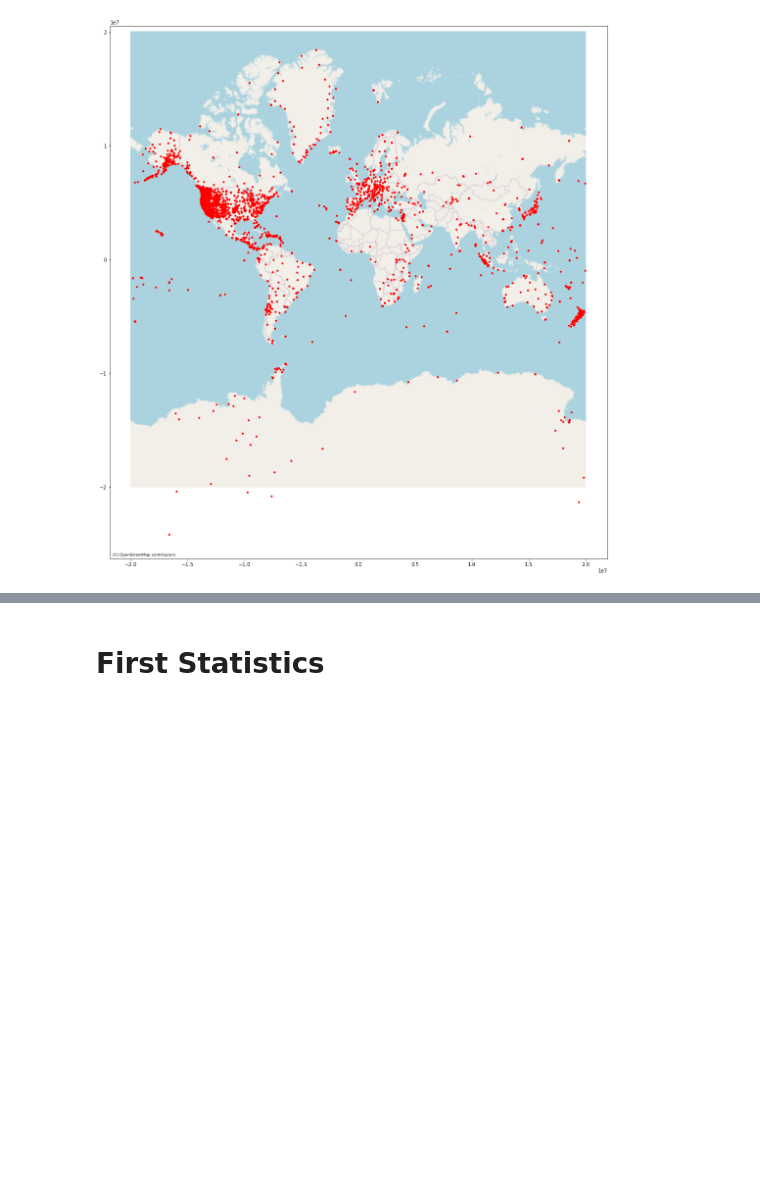
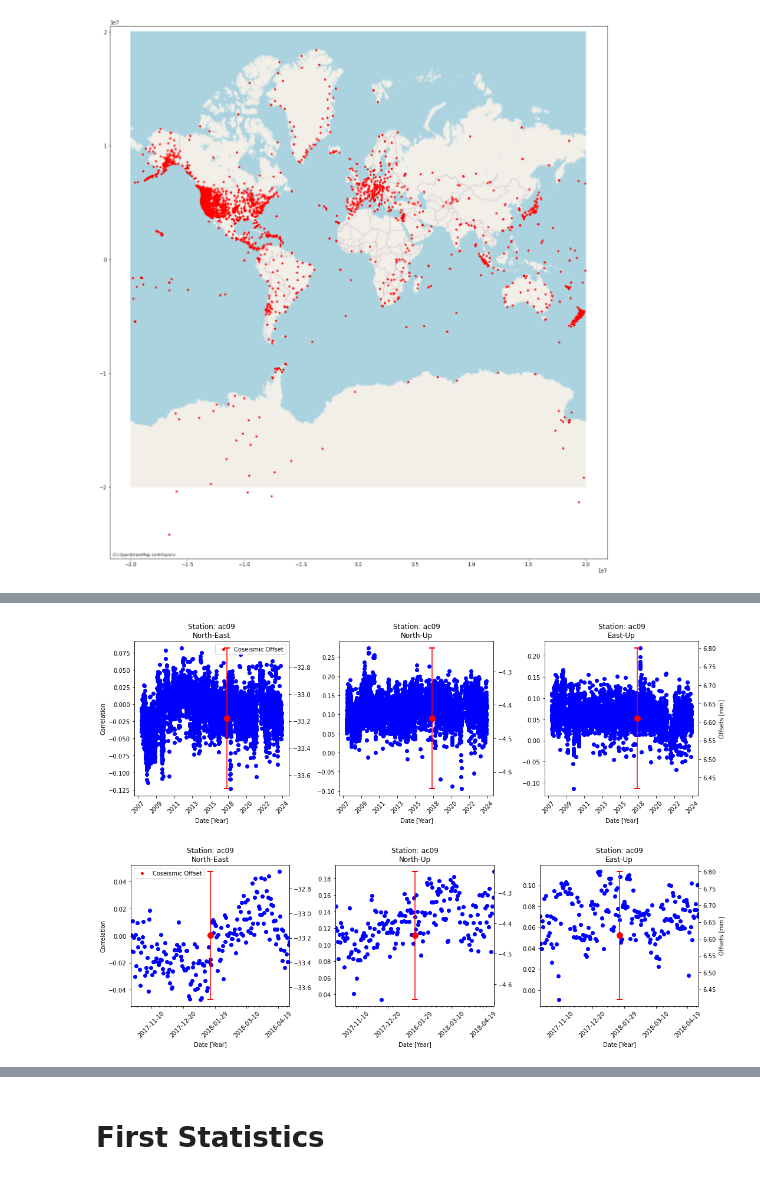
Before and after one commit to nteutschm/Project_Earthquake_Detection, a Jupyter notebook: load_data.ipynb, the cells around one changed output, grey strips where cells are left out. Cells and saved outputs as stored; diff of their text form; code cells hidden in the pictures; blank space fills up the shorter version.

```diff
--- a/load_data.ipynb
+++ b/load_data.ipynb
@@ -295,0 +300,6 @@ plot_stations(dfs)
+# %%
+plot_time_series(df, ['CorrNE', 'CorrNU', 'CorrEU'], titles=['North-East', 'North-Up', 'East-Up'], ylabel='Correlation', xlabel='Date [Year]', second_ylabel='Offsets [mm]', plot_decays=False)
+plot_time_series(df, ['CorrNE', 'CorrNU', 'CorrEU'], titles=['North-East', 'North-Up', 'East-Up'], ylabel='Correlation', xlabel='Date [Year]', second_ylabel='Offsets [mm]', offset_date=df.attrs['offsets']['n']['offsets'][0]['date'], zoom_days=100, plot_decays=True)
+# %% [output]
+[figure, added]
+[figure, added]
```
Also changed, not shown: parts of 12 cells of this notebook.
